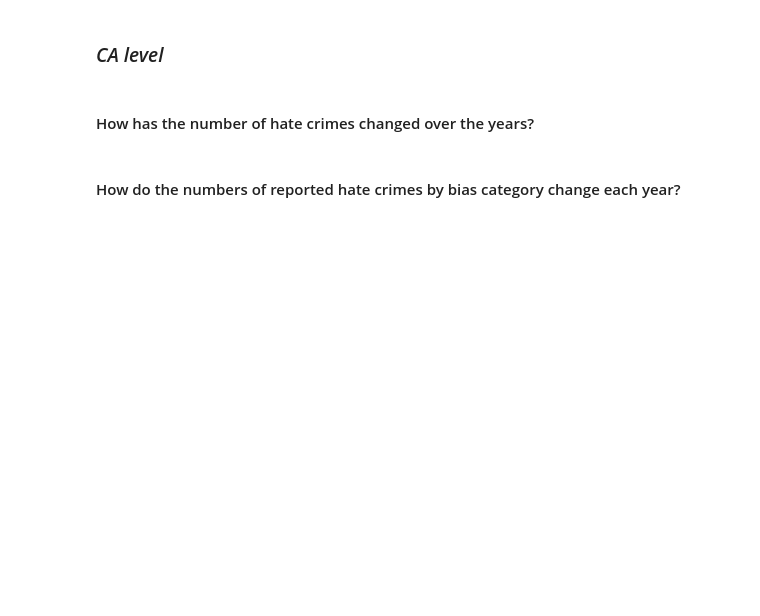
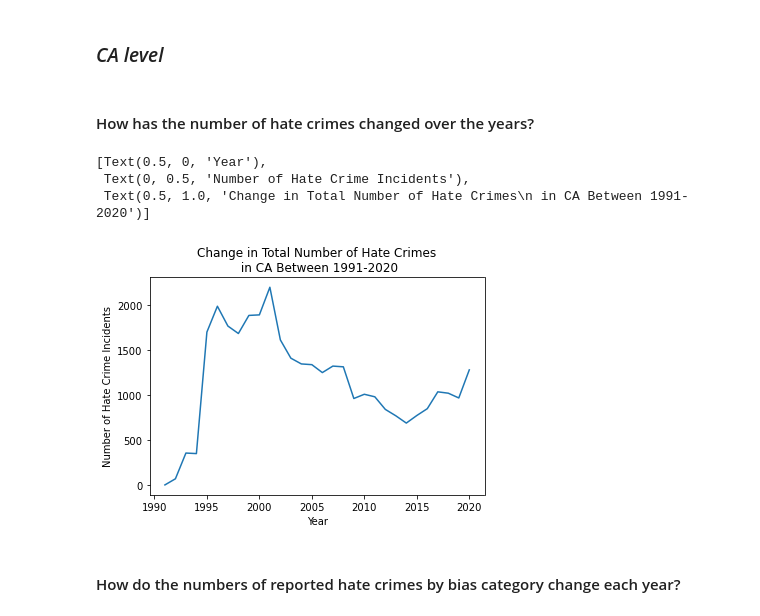
Before and after one commit to shraddha1803/STA_141B_Project, a Jupyter notebook: analysis/final_hc_analysis.ipynb, the cells around one changed output. Cells and saved outputs as stored; diff of their text form; code cells hidden in the pictures; blank space fills up the shorter version.

```diff
--- a/analysis/final_hc_analysis.ipynb
+++ b/analysis/final_hc_analysis.ipynb
@@ -110,21 +111,28 @@ CA_hc = hc[hc["state_abbr"] == "CA"]
 
 # Annotating whether county is urban, suburban, and rural
 county_cat = []
+counties = []
 city_names = list(CA_c2c["city"])
 for city in CA_hc["pub_agency_name"]:
     city = city.strip()
     if city in city_names:
         county_cat.append(list(CA_c2c[CA_c2c["city"]==city]["county_cat"])[0])
+        counties.append(list(CA_c2c[CA_c2c["city"]==city]["county"])[0])
     elif city in county_cat_dic["urban"]:
         county_cat.append("urban")
+        counties.append(city)
     elif city in county_cat_dic["suburban"]:
         county_cat.append("suburban")
+        counties.append(city)
     elif city in county_cat_dic["rural"]:
         county_cat.append("rural")
+        counties.append(city)
     else:
         county_cat.append(None)
+        counties.append(None)
 
 # Adding county_cat as a column to CA hc dataframe
+CA_hc["county"] = counties
 CA_hc["county_cat"] = county_cat
 
 # Remove rows with no county annotation
@@ -326,5 +340,21 @@ racebias_20_map
 ### *CA level*
 # %% [markdown]
 #### How has the number of hate crimes changed over the years?
+# %%
+# Group number of hate crime incidents per year
+CA_num_hc = pd.DataFrame(CA_hc.groupby("year")["incident_id"].count())
+CA_num_hc.reset_index(inplace = True)
+CA_num_hc.columns = ["year","num_incidents"]
+
+# Plot reported hate crime incidents from 1991-2020
+CA_num_hc_plot = sns.lineplot(data = CA_num_hc, x = "year", y = "num_incidents")
+CA_num_hc_plot.set(xlabel = "Year", ylabel = "Number of Hate Crime Incidents",
+                title = "Change in Total Number of Hate Crimes\n in CA Between 1991-2020")
+#plt.savefig("US_num_hc_plot.png")
+# %% [output]
+[Text(0.5, 0, 'Year'),
+ Text(0, 0.5, 'Number of Hate Crime Incidents'),
+ Text(0.5, 1.0, 'Change in Total Number of Hate Crimes\n in CA Between 1991-2020')]
+[figure, added]
 # %% [markdown]
 #### How do the numbers of reported hate crimes by bias category change each year?
```
Also changed, not shown: parts of 19 cells of this notebook, 3 other files.
